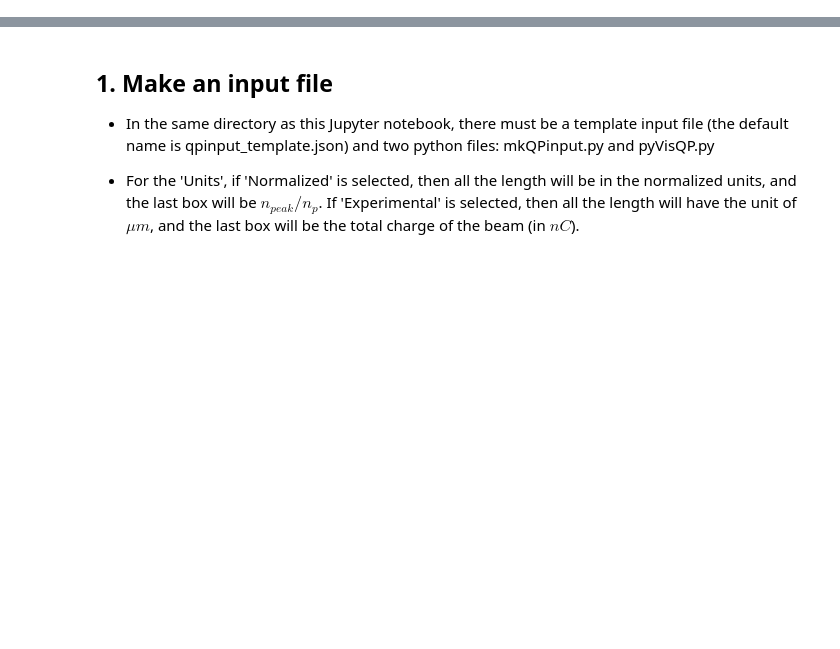
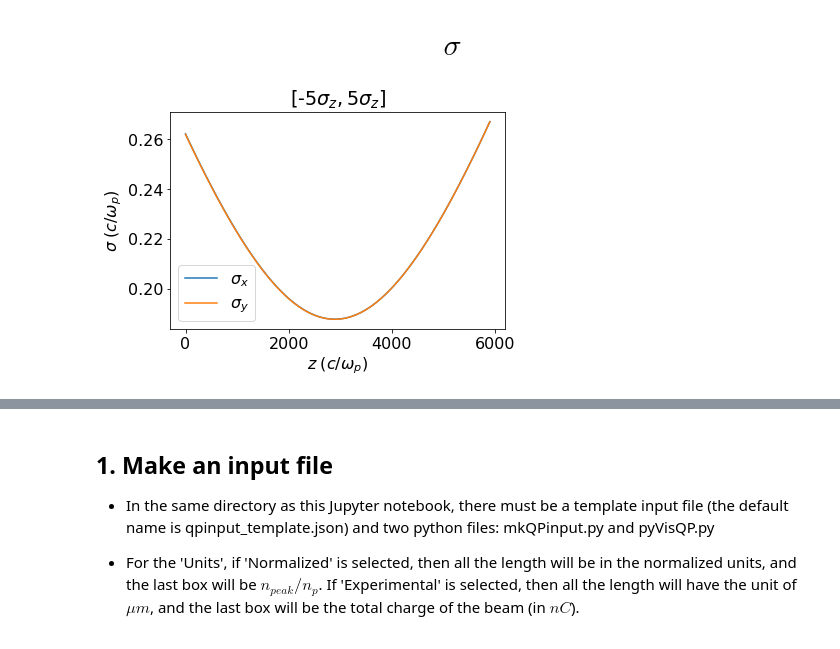
Before and after one commit to uclazyj/JupyterQpic, a Jupyter notebook: QuickPIC.ipynb, the cells around one changed output, grey strips where cells are left out. Drawn from its saved outputs; the diff is of its cells as text; code cells hidden in the pictures; blank space fills up the shorter version.

```diff
--- a/QuickPIC.ipynb
+++ b/QuickPIC.ipynb
@@ -2,0 +120,21 @@
+# %% [markdown]
+# $$\sigma$$
+# %%
+plot_sigma_m = False
+plt.plot(parameters['s'], parameters['sigma_x'],label=r'$\sigma_x$')
+plt.plot(parameters['s'], parameters['sigma_y'],label=r'$\sigma_y$')
+if plot_sigma_m:
+    plt.plot(matched_parameters['s'],matched_parameters['sigma_m'],'--',label=r'$\sigma_m$')
+plt.xlabel('$z\;(c/\omega_p)$')
+plt.ylabel(r'$\sigma \;(c/\omega_p)$')
+if half_thickness == 1:
+    plt.title(r'$[-\sigma_z,\sigma_z]$')
+else:
+    plt.title('[-'+str(half_thickness)+r'$\sigma_z,$'+str(half_thickness)+r'$\sigma_z]$')
+plt.legend(loc='best')
+plt.rcParams.update({'font.size': 16})
+temp = '_with_sigma_m' if plot_sigma_m else ''
+plt.savefig('beam'+str(beam_number)+'_sigma_'+str(half_thickness)+'sigmaz'+temp+'.png')
+plt.show()
+# %% [output]
+[figure, added]
```
Also changed, not shown: parts of 21 cells of this notebook, 2 other files.
